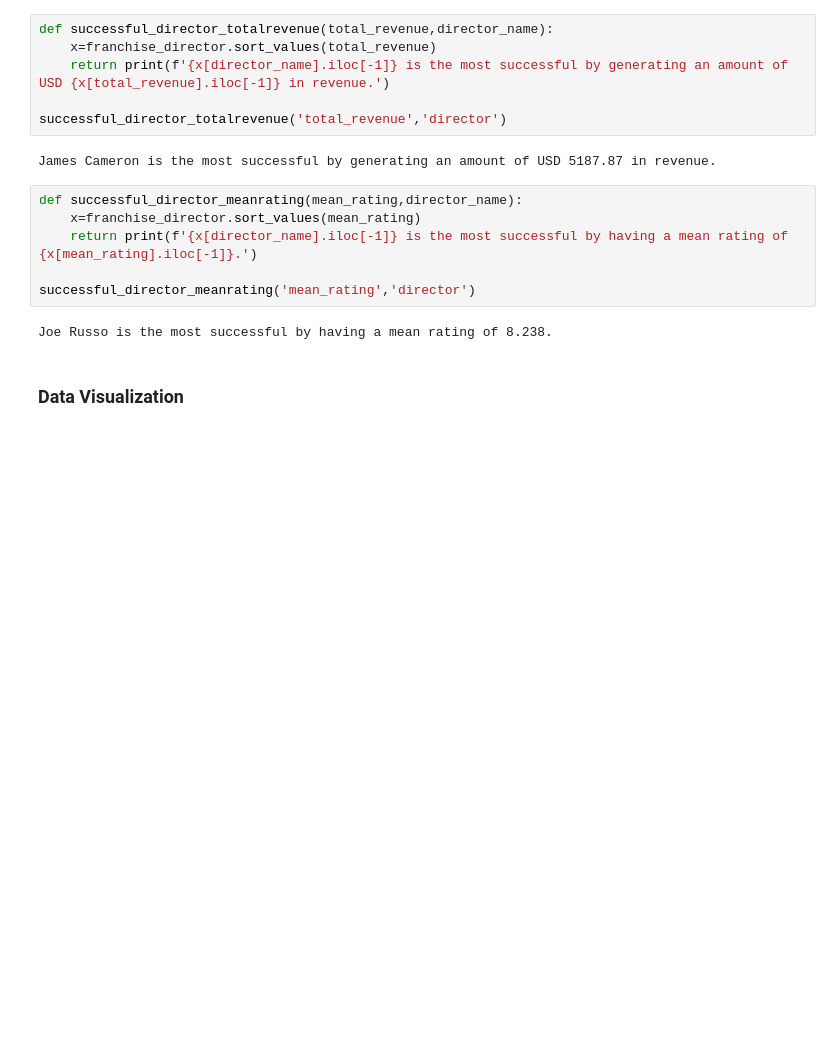
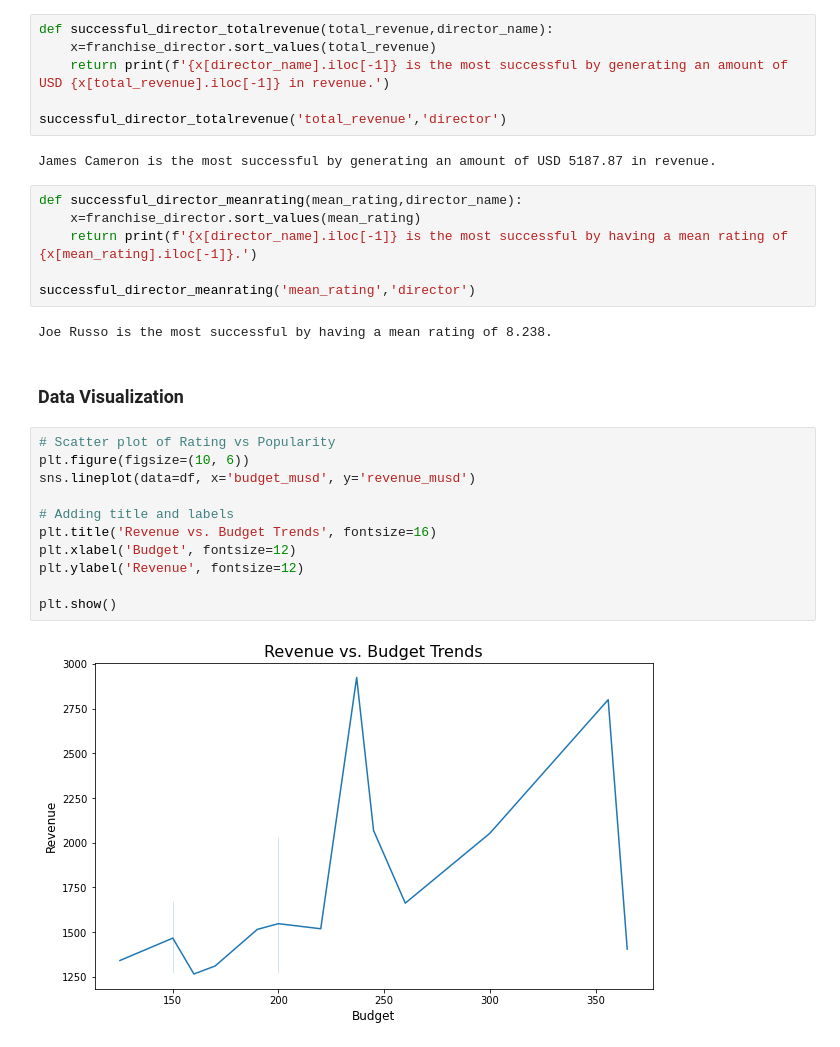
Before and after one commit to kgyauAmtch/Amtch_Personal_Projects, a Jupyter notebook: Project1/notebooks/data_cleaning.ipynb, the cells around one changed output. Saved outputs shown, nothing was run; the diff lists cells and outputs as text; blank space fills up the shorter version.

Commit message:
working on visualization

```diff
--- a/Project1/notebooks/data_cleaning.ipynb
+++ b/Project1/notebooks/data_cleaning.ipynb
@@ -1165,3 +1167,16 @@ successful_director_meanrating('mean_rating','director')
 Joe Russo is the most successful by having a mean rating of 8.238.
 # %% [markdown]
 ### Data Visualization
+# %%
+# Scatter plot of Rating vs Popularity
+plt.figure(figsize=(10, 6))
+sns.lineplot(data=df, x='budget_musd', y='revenue_musd')
+
+# Adding title and labels
+plt.title('Revenue vs. Budget Trends', fontsize=16)
+plt.xlabel('Budget', fontsize=12)
+plt.ylabel('Revenue', fontsize=12)
+
+plt.show()
+# %% [output]
+[figure, added]
```
Also changed, not shown: parts of 5 cells of this notebook.
